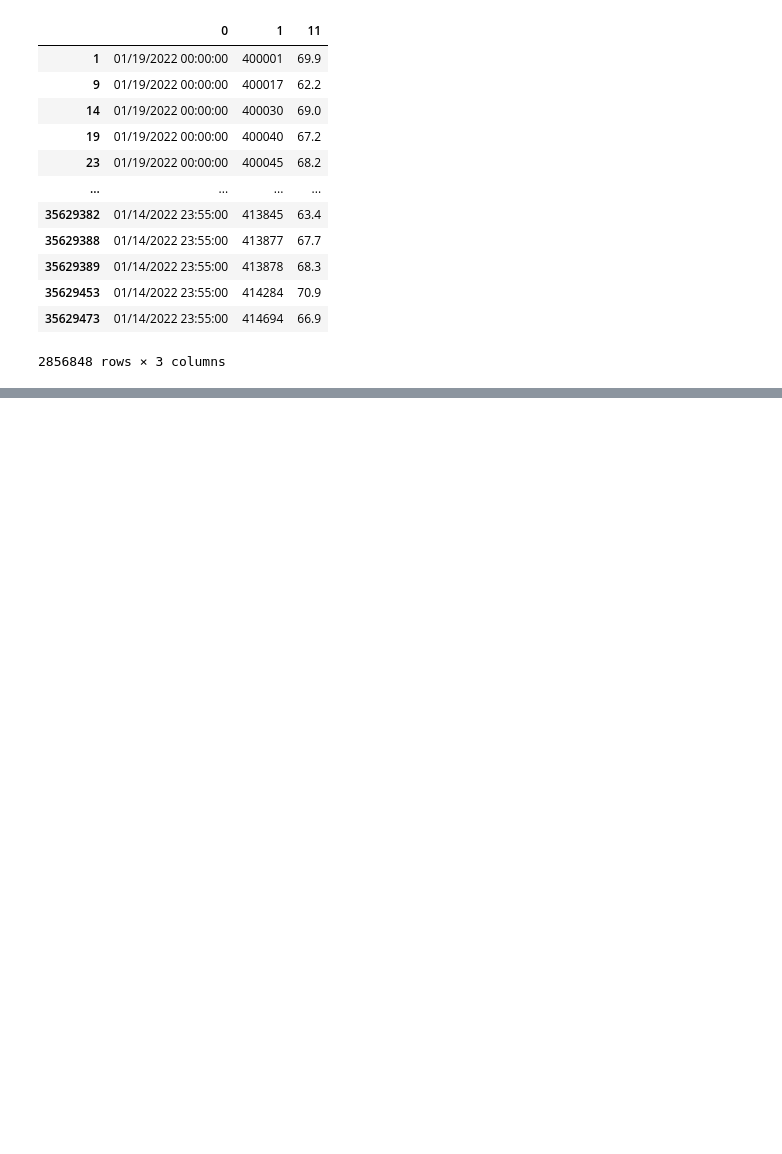
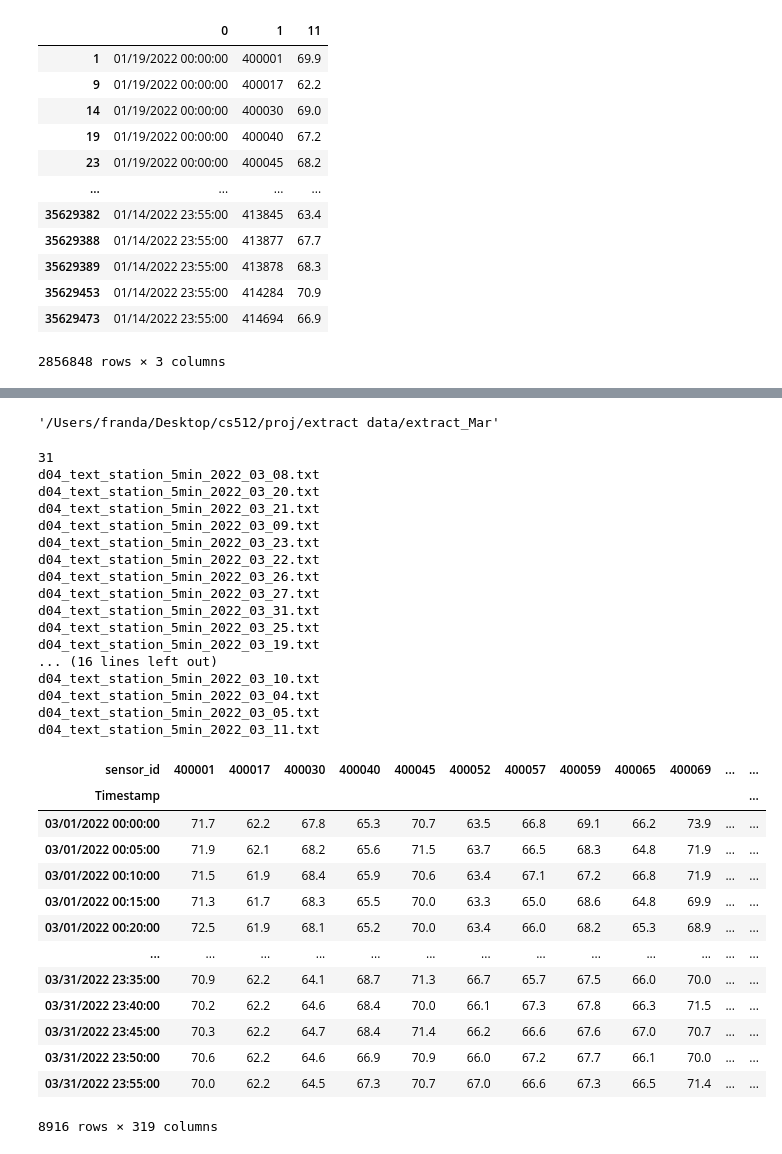
Before and after one commit to ClimbWorm/CS512-22fall, a Jupyter notebook: Dataset/Dataset.ipynb, the cells around one changed output, grey strips where cells are left out. Drawn from its saved outputs; the diff is of its cells as text; code cells hidden in the pictures; blank space fills up the shorter version.

```diff
--- a/Dataset/Dataset.ipynb
+++ b/Dataset/Dataset.ipynb
@@ -223,0 +231,14 @@ pivoted.to_csv('Jan_data.csv')
+# %%
+files = glob.glob('*.txt')
+print(len(files))
+all = codecs.open('all_Feb.txt', 'a')
+for filename in files:
+        print(filename)
+        fopen=codecs.open(filename,'r',encoding='utf-8')
+        lines=[]
+        lines=fopen.readlines()
+        fopen.close()
+        i=0
+        for line in lines:
+            for x in line:
+                all.write(x)
@@ -223,0 +321,57 @@ pivoted.to_csv('Jan_data.csv')
+# %%
+os.chdir('./extract_Mar/')
+os.getcwd()
+# %% [output]
+'/Users/franda/Desktop/cs512/proj/extract data/extract_Mar'
+# %%
+files = glob.glob('*.txt')
+print(len(files))
+all = codecs.open('all_Mar.txt', 'a')
+for filename in files:
+        print(filename)
+        fopen=codecs.open(filename,'r',encoding='utf-8')
+        lines=[]
+        lines=fopen.readlines()
+        fopen.close()
+        i=0
+        for line in lines:
+            for x in line:
+                all.write(x)
+df_Mar  = pd.read_csv('all_Mar.txt', delimiter=',', header = None)
+df_Mar_tmp = df_Mar.iloc[:, [0, 1,11]]
+filter_mar = df_Mar_tmp[df_Mar_tmp[1].isin(id_array)]
+filter_mar.columns = ['Timestamp', 'sensor_id', 'Avg_speed']
+pivoted_mar = filter_mar.pivot(index = 'Timestamp', columns = 'sensor_id', values = 'Avg_speed')
+pivoted_mar
+# %% [output]
+31
+d04_text_station_5min_2022_03_08.txt
+d04_text_station_5min_2022_03_20.txt
+d04_text_station_5min_2022_03_21.txt
+d04_text_station_5min_2022_03_09.txt
+d04_text_station_5min_2022_03_23.txt
+d04_text_station_5min_2022_03_22.txt
+d04_text_station_5min_2022_03_26.txt
+d04_text_station_5min_2022_03_27.txt
+d04_text_station_5min_2022_03_31.txt
+d04_text_station_5min_2022_03_25.txt
+d04_text_station_5min_2022_03_19.txt
+... (16 lines left out)
+d04_text_station_5min_2022_03_10.txt
+d04_text_station_5min_2022_03_04.txt
+d04_text_station_5min_2022_03_05.txt
+d04_text_station_5min_2022_03_11.txt
+| sensor_id | 400001 | 400017 | 400030 | 400040 | 400045 | 400052 | 400057 | 400059 | 400065 | 400069 | ... | ... |
+| Timestamp |  |  |  |  |  |  |  |  |  |  |  | ... |
+| 03/01/2022 00:00:00 | 71.7 | 62.2 | 67.8 | 65.3 | 70.7 | 63.5 | 66.8 | 69.1 | 66.2 | 73.9 | ... | ... |
+| 03/01/2022 00:05:00 | 71.9 | 62.1 | 68.2 | 65.6 | 71.5 | 63.7 | 66.5 | 68.3 | 64.8 | 71.9 | ... | ... |
+| 03/01/2022 00:10:00 | 71.5 | 61.9 | 68.4 | 65.9 | 70.6 | 63.4 | 67.1 | 67.2 | 66.8 | 71.9 | ... | ... |
+| 03/01/2022 00:15:00 | 71.3 | 61.7 | 68.3 | 65.5 | 70.0 | 63.3 | 65.0 | 68.6 | 64.8 | 69.9 | ... | ... |
+| 03/01/2022 00:20:00 | 72.5 | 61.9 | 68.1 | 65.2 | 70.0 | 63.4 | 66.0 | 68.2 | 65.3 | 68.9 | ... | ... |
+| ... | ... | ... | ... | ... | ... | ... | ... | ... | ... | ... | ... | ... |
+| 03/31/2022 23:35:00 | 70.9 | 62.2 | 64.1 | 68.7 | 71.3 | 66.7 | 65.7 | 67.5 | 66.0 | 70.0 | ... | ... |
+| 03/31/2022 23:40:00 | 70.2 | 62.2 | 64.6 | 68.4 | 70.0 | 66.1 | 67.3 | 67.8 | 66.3 | 71.5 | ... | ... |
+| 03/31/2022 23:45:00 | 70.3 | 62.2 | 64.7 | 68.4 | 71.4 | 66.2 | 66.6 | 67.6 | 67.0 | 70.7 | ... | ... |
+| 03/31/2022 23:50:00 | 70.6 | 62.2 | 64.6 | 66.9 | 70.9 | 66.0 | 67.2 | 67.7 | 66.1 | 70.0 | ... | ... |
+| 03/31/2022 23:55:00 | 70.0 | 62.2 | 64.5 | 67.3 | 70.7 | 67.0 | 66.6 | 67.3 | 66.5 | 71.4 | ... | ... |
+8916 rows × 319 columns
```
Also changed, not shown: parts of 26 cells of this notebook, 2 other files.
